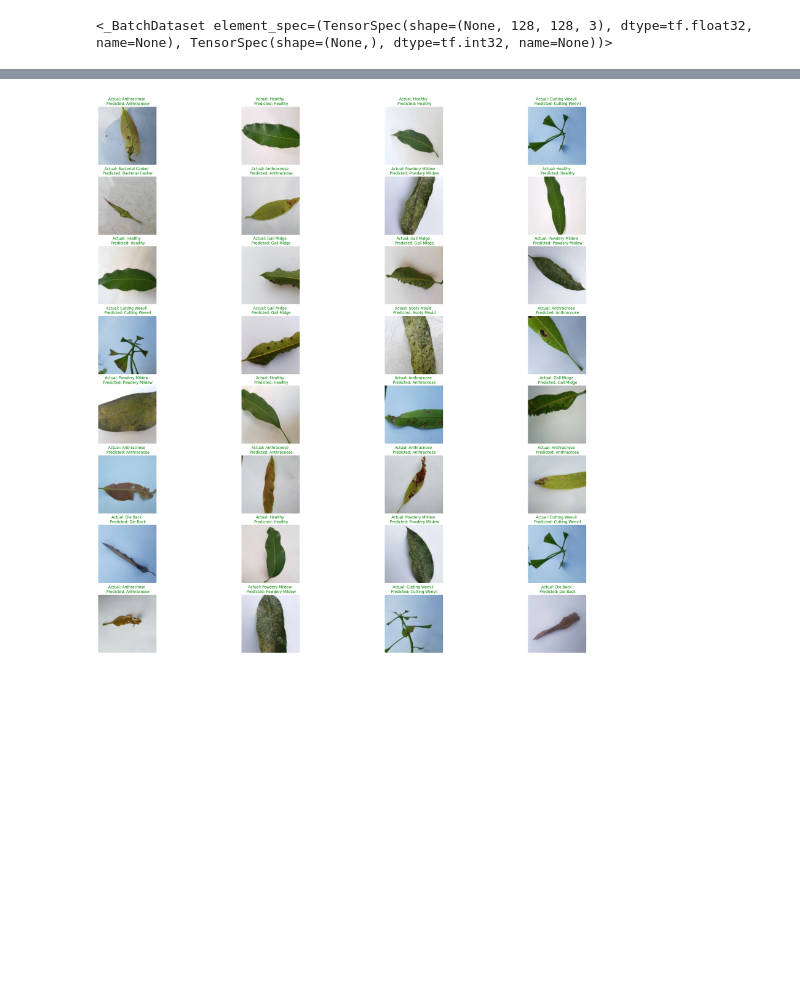
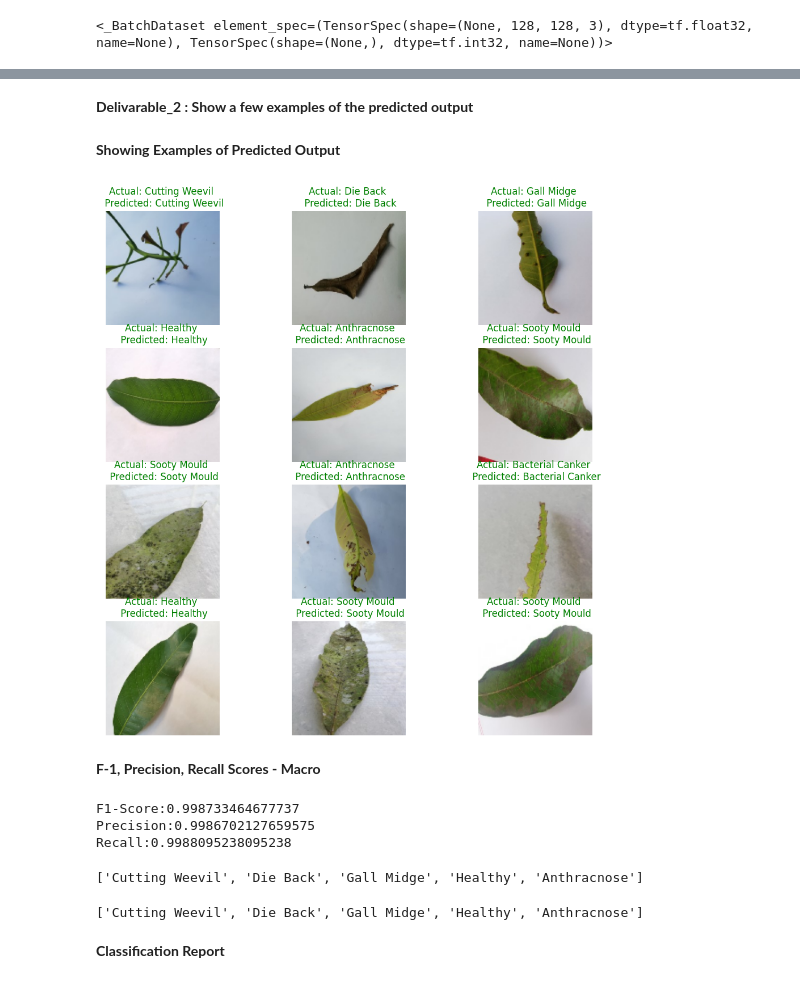
Before and after one commit to lazy-wolf/python-class-notes, a Jupyter notebook: Kaggle_Dataset.ipynb, the cells around one changed output, grey strips where cells are left out. Drawn from its saved outputs; the diff is of its cells as text; code cells hidden in the pictures; blank space fills up the shorter version.

```diff
--- a/Kaggle_Dataset.ipynb
+++ b/Kaggle_Dataset.ipynb
@@ -69,10 +74,10 @@ val_data
 # %% [output]
 <_BatchDataset element_spec=(TensorSpec(shape=(None, 128, 128, 3), dtype=tf.float32, name=None), TensorSpec(shape=(None,), dtype=tf.int32, name=None))>
 # %%
-plt.figure(figsize=(14, 14))
+plt.figure(figsize=(12, 12))
 for images, labels in train_data.take(1):
-    for i in range(20):
-        ax = plt.subplot(5, 4, i + 1)
+    for i in range(12):
+        ax = plt.subplot(4, 3, i + 1)
         plt.imshow(images[i].numpy().astype("uint8"))
         plt.title(class_names[labels[i]])
         plt.axis("off")
@@ -115,14 +133,3 @@ _________________________________________________________________
 # %%
-# Compile the model
-model.compile(loss=tf.keras.losses.SparseCategoricalCrossentropy(), # different loss function for multiclass classifcation
-              optimizer=tf.keras.optimizers.Adam(learning_rate=0.001),
-              metrics=["accuracy"]
-             )
-
-
-# Callbacks--> Stop training automatically once the model performance stop improving
 learning_rate_reduction=tf.keras.callbacks.ReduceLROnPlateau(monitor="val_loss",patience=2,factor=0.5, min_lr=0.00001,verbose =1)
 Early_Stopping= tf.keras.callbacks.EarlyStopping(monitor="val_loss",patience=5, restore_best_weights=True)
-
-# Fit the model
-history1= model.fit(train_data, epochs=20, validation_data= val_data,callbacks=[Early_Stopping,learning_rate_reduction], verbose=1)
@@ -146,0 +136,2 @@ Epoch 18/20
+# %%
+history_1= model.fit(train_data, epochs=20, validation_data= val_data,callbacks=[Early_Stopping,learning_rate_reduction], verbose=1)
@@ -182,14 +197,14 @@ plt.show()
 # %%
-x_val=[]
-y_val=[]
+x_test=[]
+y_test=[]
 y_pred=[]
 
 for images, labels in val_data:
-    x_val.extend(images.numpy())
-    y_val.extend(labels.numpy())
+    x_test.extend(images.numpy())
+    y_test.extend(labels.numpy())
 
 
-predictions=model.predict(np.array(x_val))
+predictions=model.predict(np.array(x_test))
 for i in predictions:
     y_pred.append(np.argmax(i))
 # %% [output]
@@ -197,21 +212,41 @@ for i in predictions:
+# %% [markdown]
+**Delivarable_2 : Show a few examples of the predicted output**
+# %% [markdown]
+**Showing Examples of Predicted Output**
 # %%
-plt.figure(figsize=(32, 32))
+plt.figure(figsize=(12, 12))
 
-for i in range(32):
-    ax = plt.subplot(8, 4, i + 1)
-    plt.imshow(x_val[i].astype("uint8"))
-    actual_label = class_names[y_val[i]]
+for i in range(12):
+    ax = plt.subplot(4, 3, i + 1)
+    plt.imshow(x_test[i].astype("uint8"))
+    actual_label = class_names[y_test[i]]
     predicted_label = class_names[y_pred[i]]
 
     # Check if the actual and predicted labels are the same
     if actual_label == predicted_label:
         label_color = 'green'
     else:
         label_color = 'red'
 
     plt.title(f'Actual: {actual_label} \n Predicted: {predicted_label}', color=label_color)
     plt.axis("off")
 
 plt.show()
 # %% [output]
-[figure, old version]
+[figure, new version]
+# %% [markdown]
+**F-1, Precision, Recall Scores - Macro**
+# %%
+
+f1_score_value = f1_score(y_pred, y_test, average="macro")
+precision_score_value = precision_score(y_pred, y_test, average="macro")
+recall_score_value = recall_score(y_pred, y_test, average="macro")
+
+# Print the Results
+print(f"F1-Score:{f1_score_value}")
+print(f"Precision:{precision_score_value}")
+print(f"Recall:{recall_score_value}")
+# %% [output]
+F1-Score:0.998733464677737
+Precision:0.9986702127659575
+Recall:0.9988095238095238
@@ -217,0 +255,4 @@ plt.show()
+# %%
+y_test_labels[:5]
+# %% [output]
+['Cutting Weevil', 'Die Back', 'Gall Midge', 'Healthy', 'Anthracnose']
@@ -217,0 +261,6 @@ plt.show()
+# %%
+y_pred_labels[:5]
+# %% [output]
+['Cutting Weevil', 'Die Back', 'Gall Midge', 'Healthy', 'Anthracnose']
+# %% [markdown]
+**Classification Report**
```
Also changed, not shown: parts of 33 cells of this notebook.
